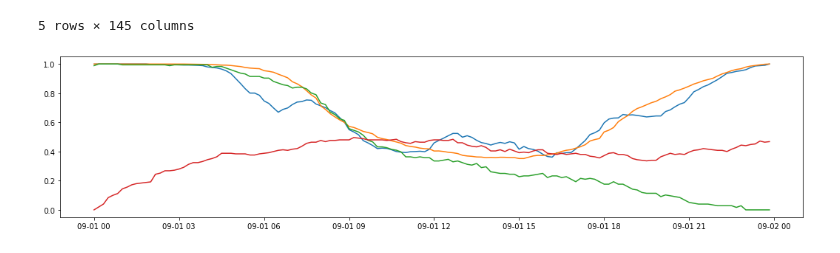
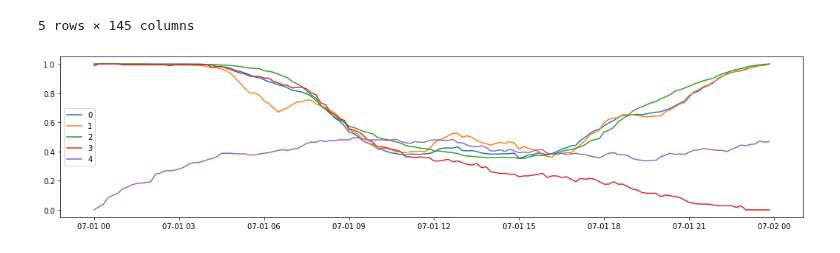
Before and after one commit to mini3713/mini3713, a Jupyter notebook: occupancy/clustering_by_age,_month.ipynb, the cells around one changed output. Cells and saved outputs as stored; diff of their text form; code cells hidden in the pictures.

```diff
--- a/occupancy/clustering_by_age,_month.ipynb
+++ b/occupancy/clustering_by_age,_month.ipynb
@@ -168,17 +170,19 @@ t5_wd_km4 = t5_wd_km[t5_wd_km['cluster'] == 4]
 t5_wd_km4 = t5_wd_km4.drop(['cluster'], axis=1)
 t5_wd_km4_rate = t5_wd_km4.sum(axis=0) / len(t5_wd_km4)
 
-t5_wd_km5 = t5_wd_km[t5_wd_km['cluster'] == 5]
-t5_wd_km5 = t5_wd_km5.drop(['cluster'], axis=1)
-t5_wd_km5_rate = t5_wd_km5.sum(axis=0) / len(t5_wd_km5)
+t5_wd_km0 = t5_wd_km[t5_wd_km['cluster'] == 0]
+t5_wd_km0 = t5_wd_km0.drop(['cluster'], axis=1)
+t5_wd_km0_rate = t5_wd_km0.sum(axis=0) / len(t5_wd_km0)
 # %%
-ts = pd.date_range('2019-09-01 00:00:00', '2019-09-01 23:50:00', freq='10min')
+ts = pd.date_range('2019-07-01 00:00:00', '2019-07-01 23:50:00', freq='10min')
 plt.figure(figsize=(18,4))
+plt.plot(ts, t5_wd_km0_rate)
 plt.plot(ts, t5_wd_km1_rate)
 plt.plot(ts, t5_wd_km2_rate)
 plt.plot(ts, t5_wd_km3_rate)
 plt.plot(ts, t5_wd_km4_rate)
-plt.plot(ts, t5_wd_km5_rate)
+
+plt.legend(labels=['0','1','2','3','4'])
 plt.show()
 # %% [output]
-[figure, old version]
+[figure, new version]
```
Also changed, not shown: parts of 22 cells of this notebook.
